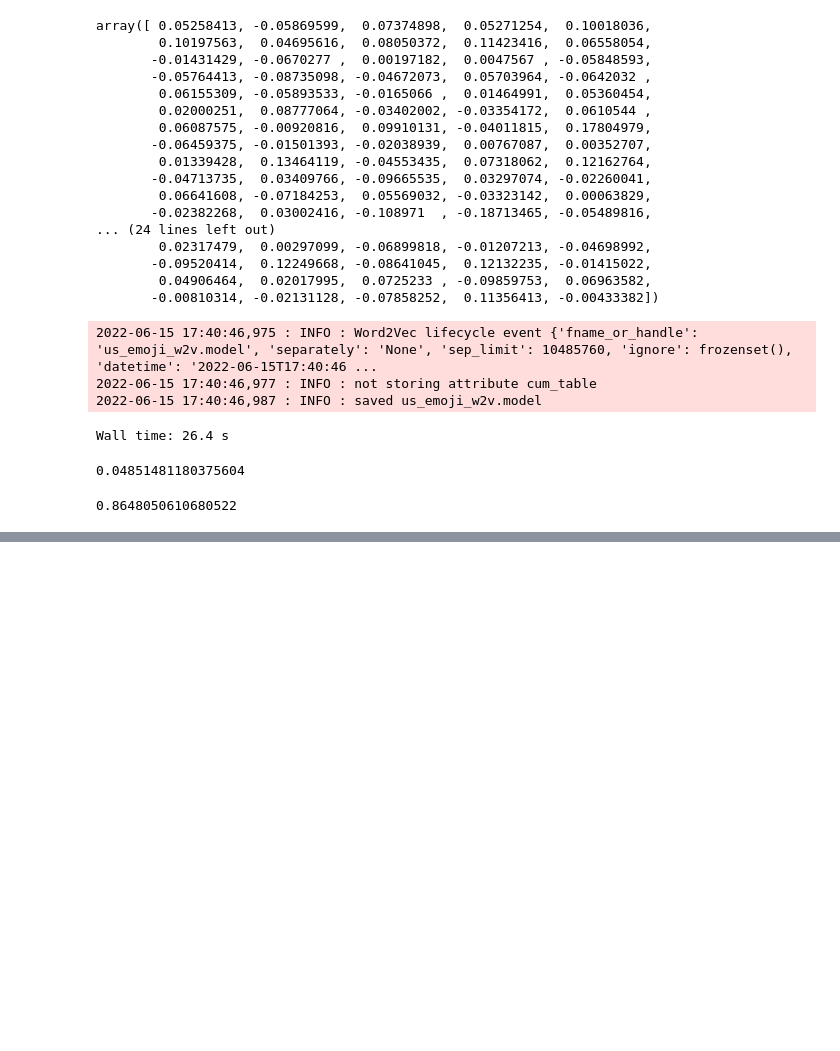
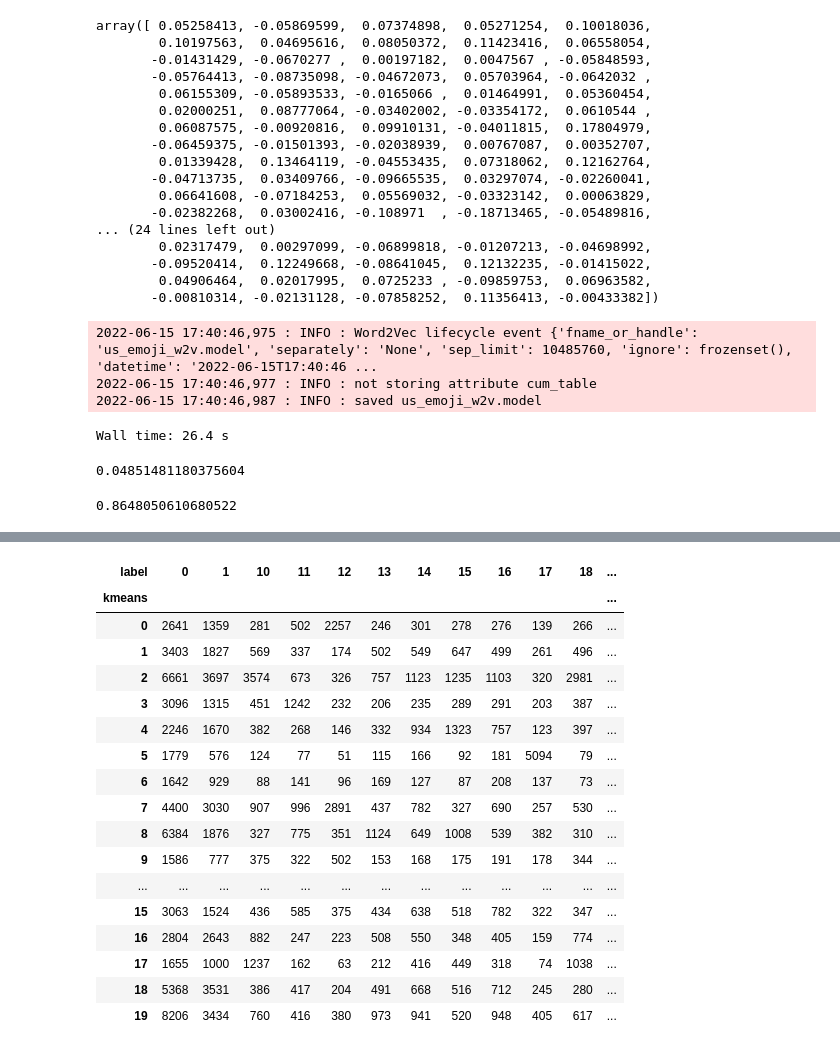
Before and after one commit to furrutiav/data-mining-2022, a Jupyter notebook: Hitos/H3/word_embeddings_word2vec.ipynb, the cells around one changed output, grey strips where cells are left out. Cells and saved outputs as stored; diff of their text form; code cells hidden in the pictures; blank space fills up the shorter version.

Commit message:
plot kmeans vs labels

```diff
--- a/Hitos/H3/word_embeddings_word2vec.ipynb
+++ b/Hitos/H3/word_embeddings_word2vec.ipynb
@@ -252,0 +261,4 @@ Name: text, Length: 10554, dtype: object
+# %%
+%%time
+us_train_sentence_embedding.groupby("kmeans")["label"].value_counts().unstack(fill_value=0)
+# %% [output]
@@ -252,0 +266,18 @@ Name: text, Length: 10554, dtype: object
+| label | 0 | 1 | 10 | 11 | 12 | 13 | 14 | 15 | 16 | 17 | 18 | ... |
+| kmeans |  |  |  |  |  |  |  |  |  |  |  | ... |
+| 0 | 2641 | 1359 | 281 | 502 | 2257 | 246 | 301 | 278 | 276 | 139 | 266 | ... |
+| 1 | 3403 | 1827 | 569 | 337 | 174 | 502 | 549 | 647 | 499 | 261 | 496 | ... |
+| 2 | 6661 | 3697 | 3574 | 673 | 326 | 757 | 1123 | 1235 | 1103 | 320 | 2981 | ... |
+| 3 | 3096 | 1315 | 451 | 1242 | 232 | 206 | 235 | 289 | 291 | 203 | 387 | ... |
+| 4 | 2246 | 1670 | 382 | 268 | 146 | 332 | 934 | 1323 | 757 | 123 | 397 | ... |
+| 5 | 1779 | 576 | 124 | 77 | 51 | 115 | 166 | 92 | 181 | 5094 | 79 | ... |
+| 6 | 1642 | 929 | 88 | 141 | 96 | 169 | 127 | 87 | 208 | 137 | 73 | ... |
+| 7 | 4400 | 3030 | 907 | 996 | 2891 | 437 | 782 | 327 | 690 | 257 | 530 | ... |
+| 8 | 6384 | 1876 | 327 | 775 | 351 | 1124 | 649 | 1008 | 539 | 382 | 310 | ... |
+| 9 | 1586 | 777 | 375 | 322 | 502 | 153 | 168 | 175 | 191 | 178 | 344 | ... |
+| ... | ... | ... | ... | ... | ... | ... | ... | ... | ... | ... | ... | ... |
+| 15 | 3063 | 1524 | 436 | 585 | 375 | 434 | 638 | 518 | 782 | 322 | 347 | ... |
+| 16 | 2804 | 2643 | 882 | 247 | 223 | 508 | 550 | 348 | 405 | 159 | 774 | ... |
+| 17 | 1655 | 1000 | 1237 | 162 | 63 | 212 | 416 | 449 | 318 | 74 | 1038 | ... |
+| 18 | 5368 | 3531 | 386 | 417 | 204 | 491 | 668 | 516 | 712 | 245 | 280 | ... |
+| 19 | 8206 | 3434 | 760 | 416 | 380 | 973 | 941 | 520 | 948 | 405 | 617 | ... |
```
Also changed, not shown: parts of 6 cells of this notebook.
